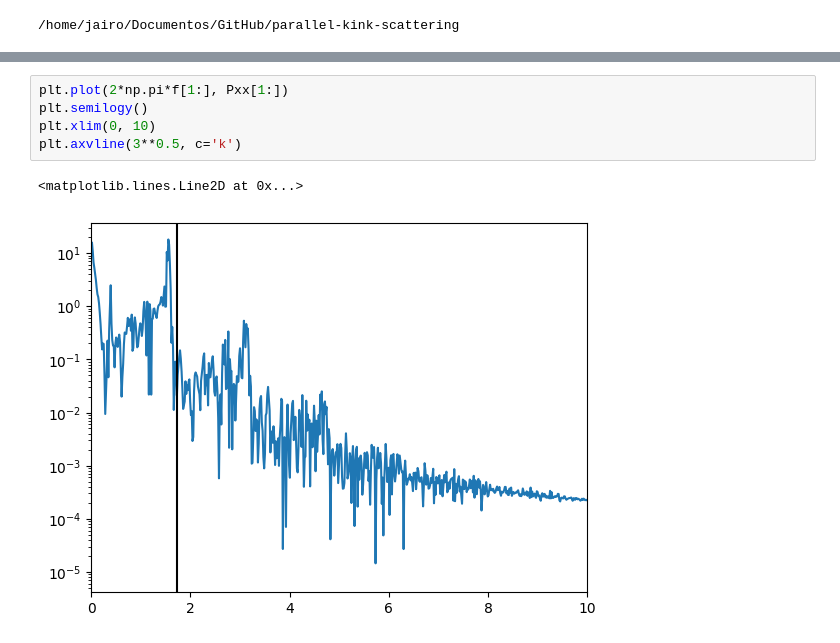
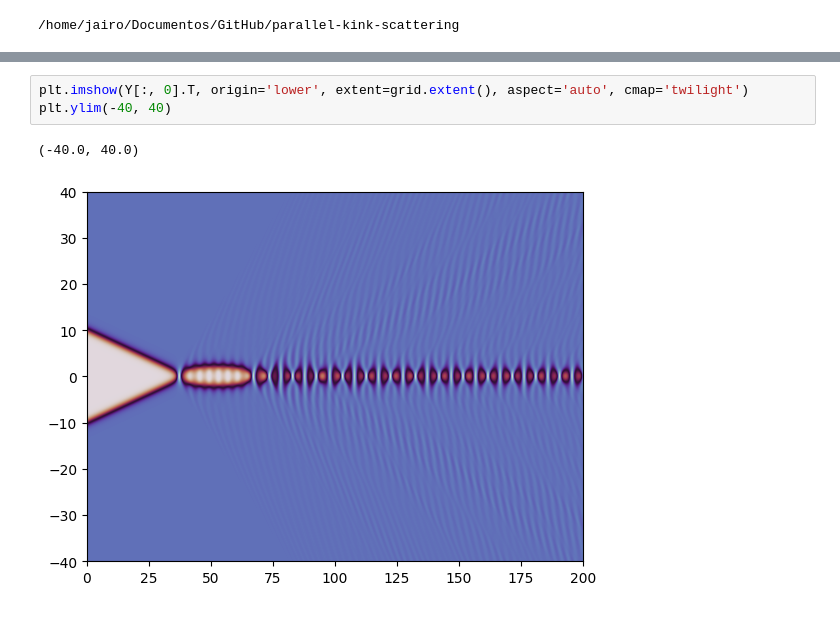
Before and after one commit to JairoSSantos/parallel-kink-scattering, a Jupyter notebook: notebooks/experiments.ipynb, the cells around one changed output, grey strips where cells are left out. Saved outputs shown, nothing was run; the diff lists cells and outputs as text.

```diff
--- a/notebooks/experiments.ipynb
+++ b/notebooks/experiments.ipynb
@@ -58,8 +44,6 @@ f, Pxx = periodogram(Y[grid.at(t=X0/v)[0]:, 0, N//2], 1/DT)
-# %%
-plt.plot(2*np.pi*f[1:], Pxx[1:])
-plt.semilogy()
-plt.xlim(0, 10)
-plt.axvline(3**0.5, c='k')
-# %% [output]
-<matplotlib.lines.Line2D at 0x...>
-[figure, removed]
+# %%
+plt.imshow(Y[:, 0].T, origin='lower', extent=grid.extent(), aspect='auto', cmap='twilight')
+plt.ylim(-40, 40)
+# %% [output]
+(-40.0, 40.0)
+[figure, added]
```
Also changed, not shown: parts of 10 cells of this notebook, 15 other files.
